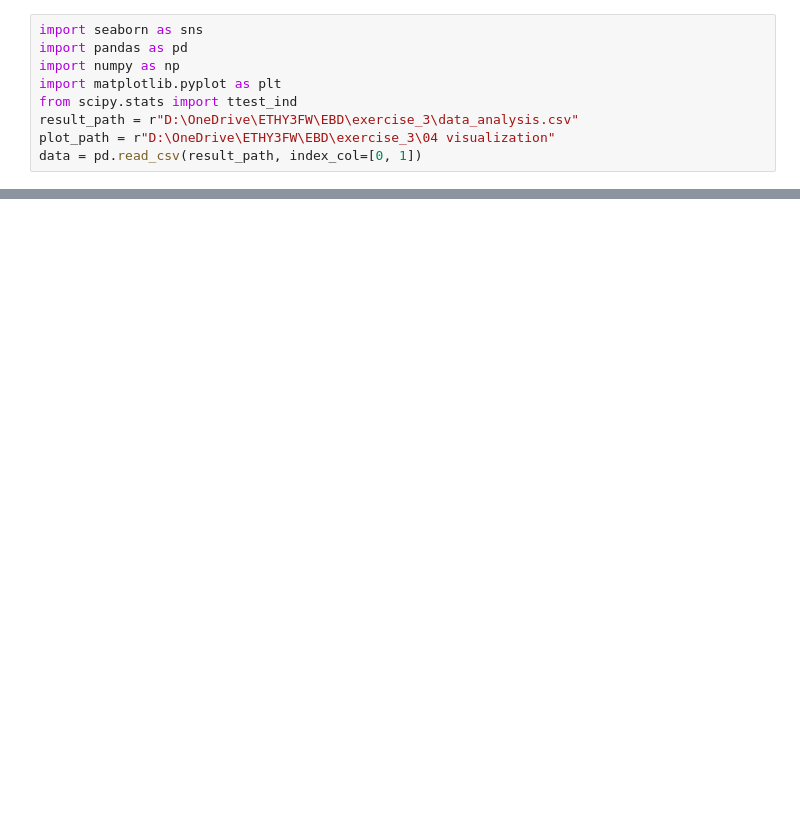
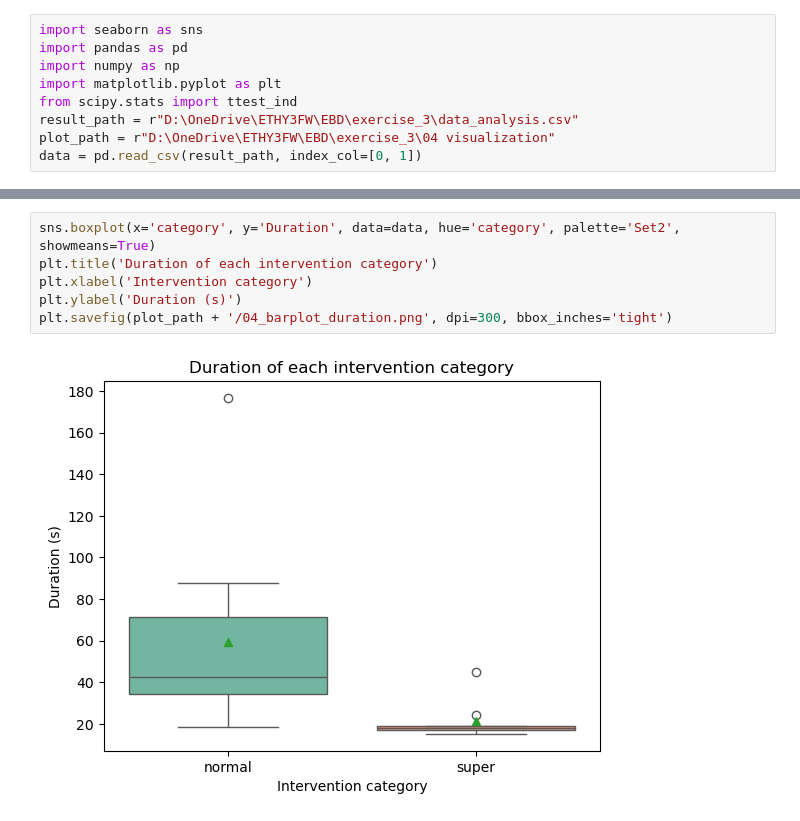
Before and after one commit to yiqiaowang-arch/EBD-Toolkit, a Jupyter notebook: SuperNurse_analysis/data_analysis.ipynb, the cells around one changed output, grey strips where cells are left out. Cells and saved outputs as stored; diff of their text form; blank space fills up the shorter version.

```diff
--- a/SuperNurse_analysis/data_analysis.ipynb
+++ b/SuperNurse_analysis/data_analysis.ipynb
@@ -60,0 +69,8 @@ plt.show()
+# %%
+sns.boxplot(x='category', y='Duration', data=data, hue='category', palette='Set2', showmeans=True)
+plt.title('Duration of each intervention category')
+plt.xlabel('Intervention category')
+plt.ylabel('Duration (s)')
+plt.savefig(plot_path + '/04_barplot_duration.png', dpi=300, bbox_inches='tight')
+# %% [output]
+[figure, added]
```
Also changed, not shown: parts of 14 cells of this notebook.
